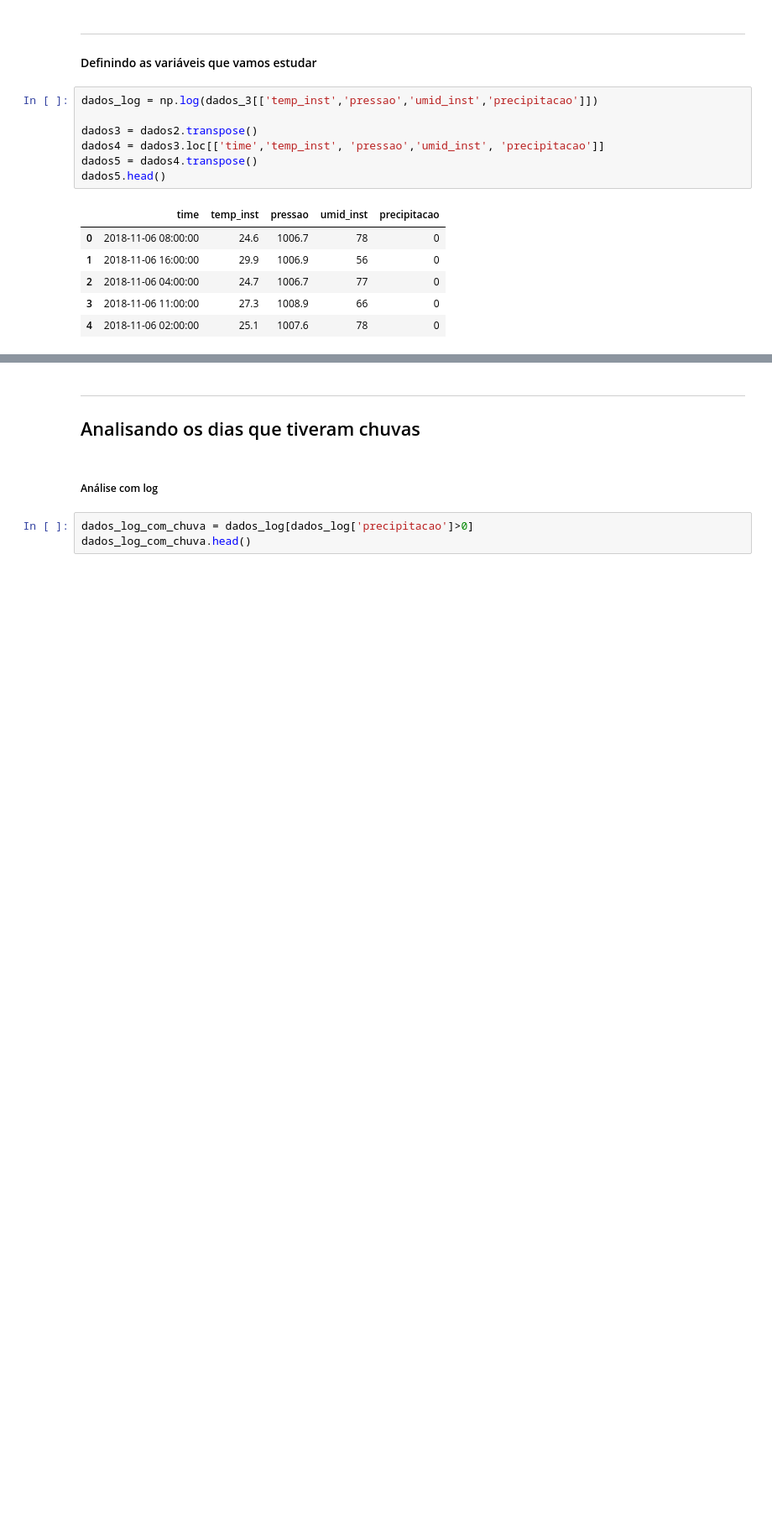
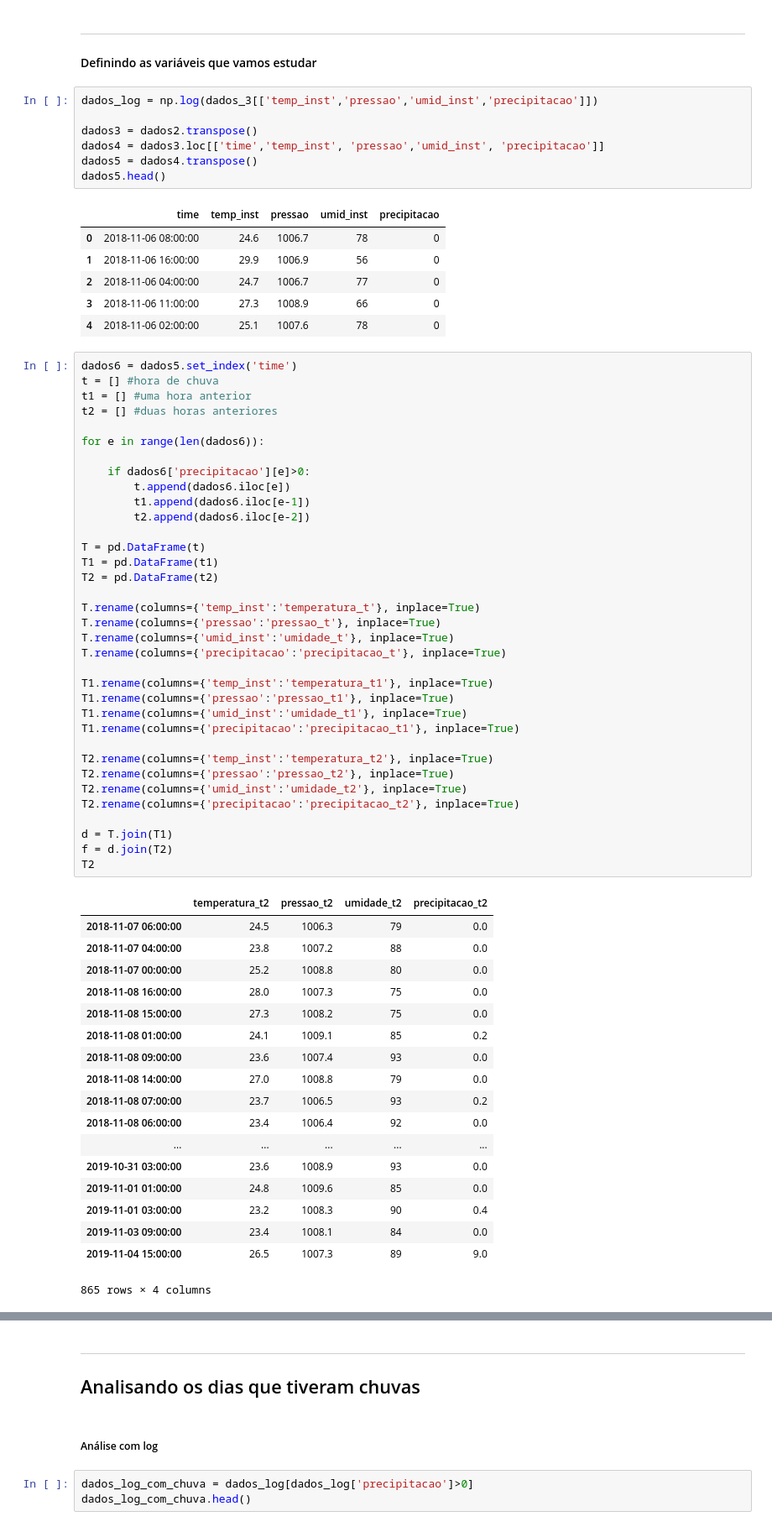
Before and after one commit to Joao-Pedro-Chacon-Ruiz/Modelo_de_precificacao_carros, a Jupyter notebook: Previsao_chuva.ipynb, the cells around one changed output, grey strips where cells are left out. Shown at 84% size. Saved outputs shown, nothing was run; the diff lists cells and outputs as text; blank space fills up the shorter version.

```diff
--- a/Previsao_chuva.ipynb
+++ b/Previsao_chuva.ipynb
@@ -105,3 +105,57 @@ dados5.head()
 | 2 | 2018-11-06 04:00:00 | 24.7 | 1006.7 | 77 | 0 |
 | 3 | 2018-11-06 11:00:00 | 27.3 | 1008.9 | 66 | 0 |
 | 4 | 2018-11-06 02:00:00 | 25.1 | 1007.6 | 78 | 0 |
+# %%
+dados6 = dados5.set_index('time')
+t = [] #hora de chuva
+t1 = [] #uma hora anterior
+t2 = [] #duas horas anteriores
+
+for e in range(len(dados6)):
+
+    if dados6['precipitacao'][e]>0:
+        t.append(dados6.iloc[e])
+        t1.append(dados6.iloc[e-1])
+        t2.append(dados6.iloc[e-2])
+
+T = pd.DataFrame(t)
+T1 = pd.DataFrame(t1)
+T2 = pd.DataFrame(t2)
+
+T.rename(columns={'temp_inst':'temperatura_t'}, inplace=True)
+T.rename(columns={'pressao':'pressao_t'}, inplace=True)
+T.rename(columns={'umid_inst':'umidade_t'}, inplace=True)
+T.rename(columns={'precipitacao':'precipitacao_t'}, inplace=True)
+
+T1.rename(columns={'temp_inst':'temperatura_t1'}, inplace=True)
+T1.rename(columns={'pressao':'pressao_t1'}, inplace=True)
+T1.rename(columns={'umid_inst':'umidade_t1'}, inplace=True)
+T1.rename(columns={'precipitacao':'precipitacao_t1'}, inplace=True)
+
+T2.rename(columns={'temp_inst':'temperatura_t2'}, inplace=True)
+T2.rename(columns={'pressao':'pressao_t2'}, inplace=True)
+T2.rename(columns={'umid_inst':'umidade_t2'}, inplace=True)
+T2.rename(columns={'precipitacao':'precipitacao_t2'}, inplace=True)
+
+d = T.join(T1)
+f = d.join(T2)
+T2
+# %% [output]
+|  | temperatura_t2 | pressao_t2 | umidade_t2 | precipitacao_t2 |
+| 2018-11-07 06:00:00 | 24.5 | 1006.3 | 79 | 0.0 |
+| 2018-11-07 04:00:00 | 23.8 | 1007.2 | 88 | 0.0 |
+| 2018-11-07 00:00:00 | 25.2 | 1008.8 | 80 | 0.0 |
+| 2018-11-08 16:00:00 | 28.0 | 1007.3 | 75 | 0.0 |
+| 2018-11-08 15:00:00 | 27.3 | 1008.2 | 75 | 0.0 |
+| 2018-11-08 01:00:00 | 24.1 | 1009.1 | 85 | 0.2 |
+| 2018-11-08 09:00:00 | 23.6 | 1007.4 | 93 | 0.0 |
+| 2018-11-08 14:00:00 | 27.0 | 1008.8 | 79 | 0.0 |
+| 2018-11-08 07:00:00 | 23.7 | 1006.5 | 93 | 0.2 |
+| 2018-11-08 06:00:00 | 23.4 | 1006.4 | 92 | 0.0 |
+| ... | ... | ... | ... | ... |
+| 2019-10-31 03:00:00 | 23.6 | 1008.9 | 93 | 0.0 |
+| 2019-11-01 01:00:00 | 24.8 | 1009.6 | 85 | 0.0 |
+| 2019-11-01 03:00:00 | 23.2 | 1008.3 | 90 | 0.4 |
+| 2019-11-03 09:00:00 | 23.4 | 1008.1 | 84 | 0.0 |
+| 2019-11-04 15:00:00 | 26.5 | 1007.3 | 89 | 9.0 |
+865 rows × 4 columns
```
Also changed, not shown: parts of 7 cells of this notebook.
